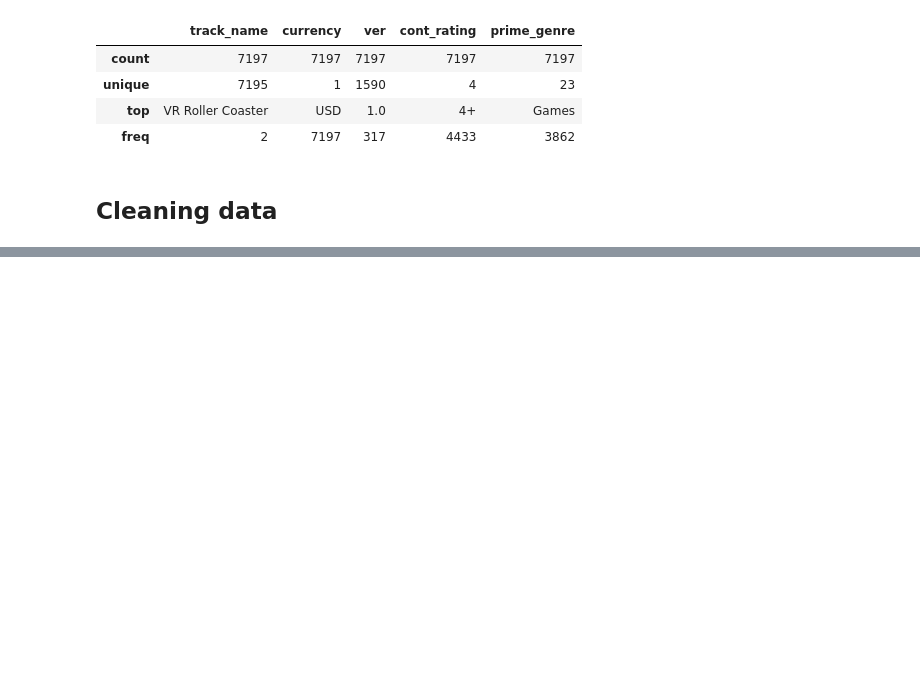
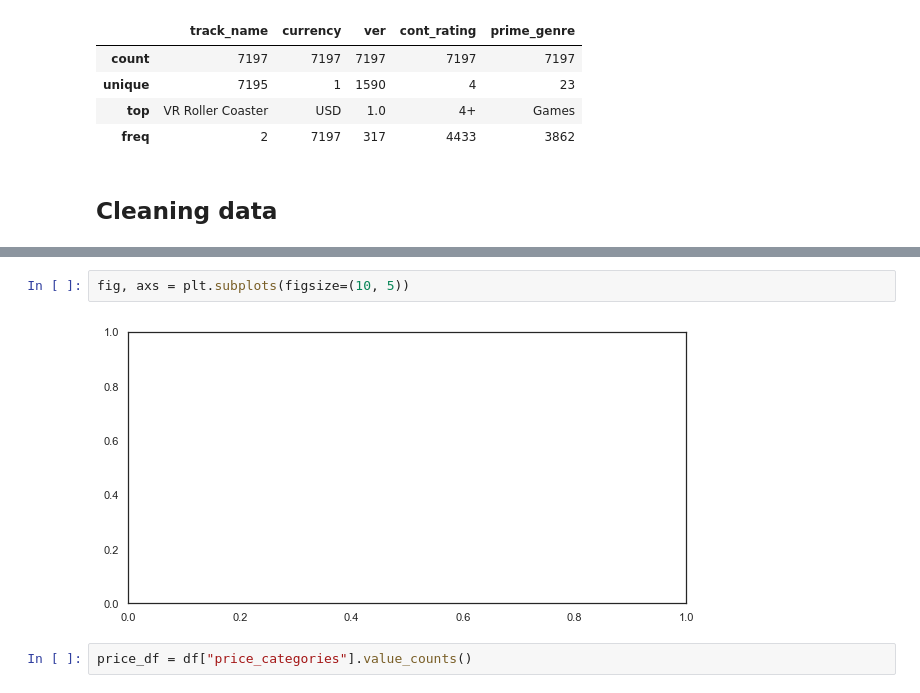
Before and after one commit to DacioRomero/Data-Analysis, a Jupyter notebook: Notebooks/Academy/App Store Dataset.ipynb, the cells around one changed output, grey strips where cells are left out. Cells and saved outputs as stored; diff of their text form; blank space fills up the shorter version.

```diff
--- a/Notebooks/Academy/App Store Dataset.ipynb
+++ b/Notebooks/Academy/App Store Dataset.ipynb
@@ -226,0 +249,6 @@ df.head()
+# %%
+fig, axs = plt.subplots(figsize=(10, 5))
+# %% [output]
+[figure, added]
+# %%
+price_df = df["price_categories"].value_counts()
```
Also changed, not shown: parts of 17 cells of this notebook.
